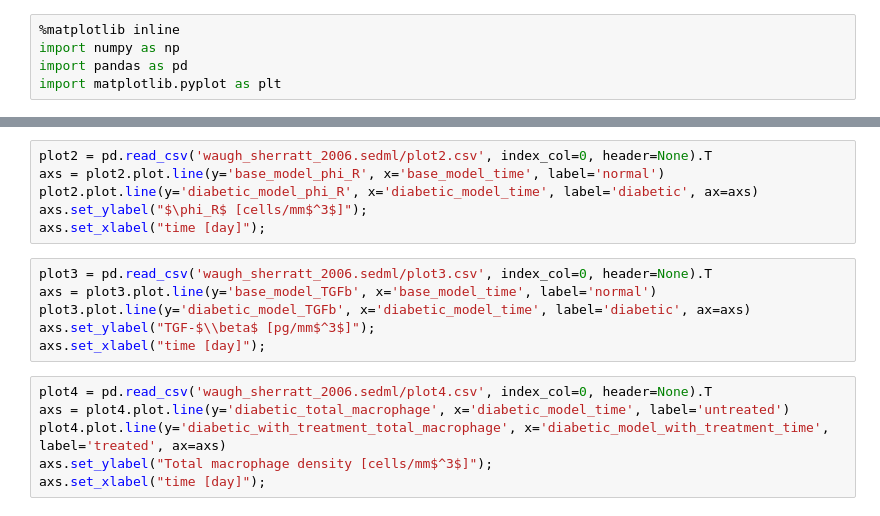
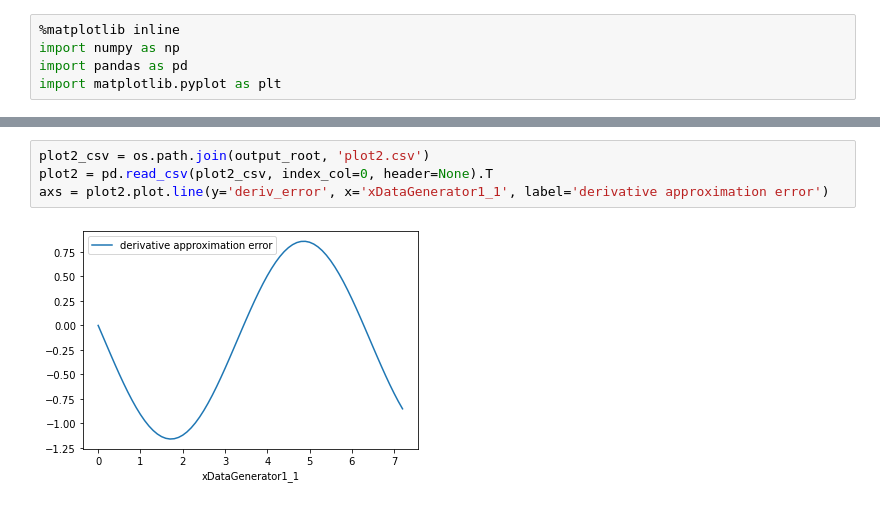
Before and after one commit to nickerso/csimpy, a Jupyter notebook: test_exec_sedml_doc.ipynb, the cells around one changed output, grey strips where cells are left out. Cells and saved outputs as stored; diff of their text form.

```diff
--- a/test_exec_sedml_doc.ipynb
+++ b/test_exec_sedml_doc.ipynb
@@ -53,18 +41,6 @@ axs.set_xlabel("time [day]");
 # %%
-plot2 = pd.read_csv('waugh_sherratt_2006.sedml/plot2.csv', index_col=0, header=None).T
-axs = plot2.plot.line(y='base_model_phi_R', x='base_model_time', label='normal')
-plot2.plot.line(y='diabetic_model_phi_R', x='diabetic_model_time', label='diabetic', ax=axs)
-axs.set_ylabel("$\phi_R$ [cells/mm$^3$]");
-axs.set_xlabel("time [day]");
+plot2_csv = os.path.join(output_root, 'plot2.csv')
+plot2 = pd.read_csv(plot2_csv, index_col=0, header=None).T
+axs = plot2.plot.line(y='deriv_error', x='xDataGenerator1_1', label='derivative approximation error')
+# %% [output]
+[figure, added]
-# %%
-plot3 = pd.read_csv('waugh_sherratt_2006.sedml/plot3.csv', index_col=0, header=None).T
-axs = plot3.plot.line(y='base_model_TGFb', x='base_model_time', label='normal')
-plot3.plot.line(y='diabetic_model_TGFb', x='diabetic_model_time', label='diabetic', ax=axs)
-axs.set_ylabel("TGF-$\\beta$ [pg/mm$^3$]");
-axs.set_xlabel("time [day]");
-# %%
-plot4 = pd.read_csv('waugh_sherratt_2006.sedml/plot4.csv', index_col=0, header=None).T
-axs = plot4.plot.line(y='diabetic_total_macrophage', x='diabetic_model_time', label='untreated')
-plot4.plot.line(y='diabetic_with_treatment_total_macrophage', x='diabetic_model_with_treatment_time', label='treated', ax=axs)
-axs.set_ylabel("Total macrophage density [cells/mm$^3$]");
-axs.set_xlabel("time [day]");
```
Also changed, not shown: parts of 9 cells of this notebook.
